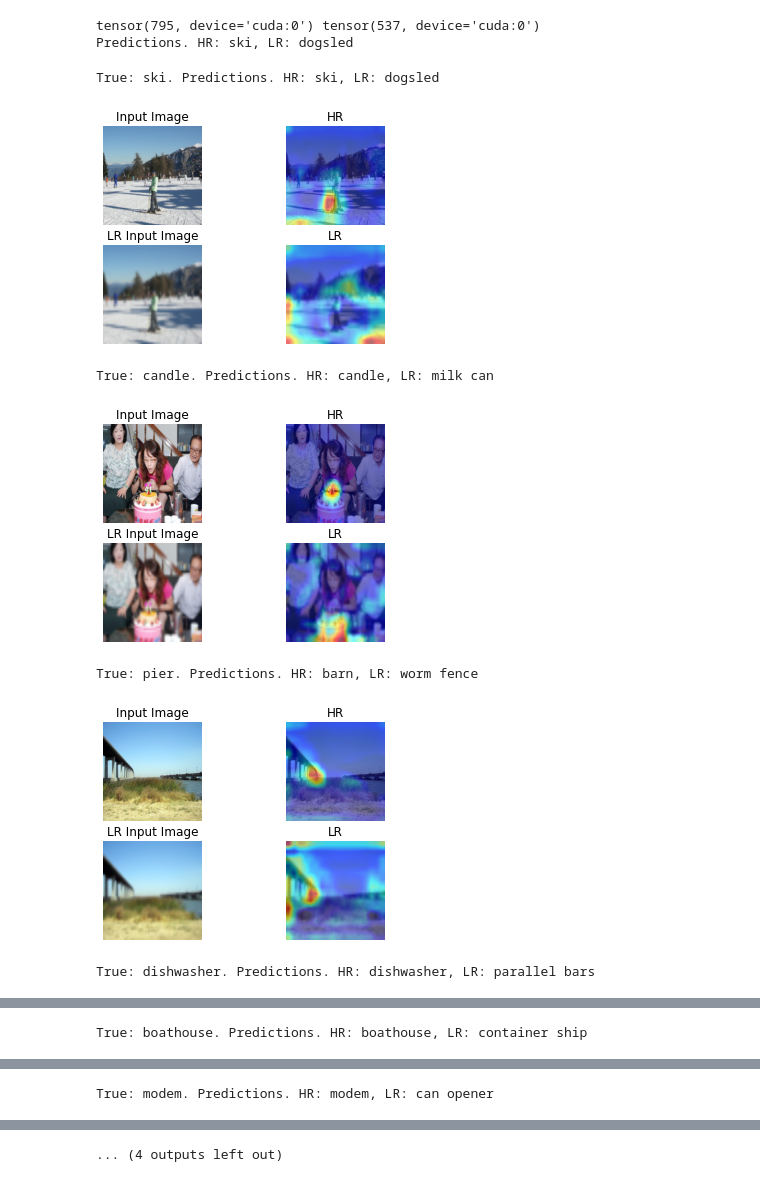
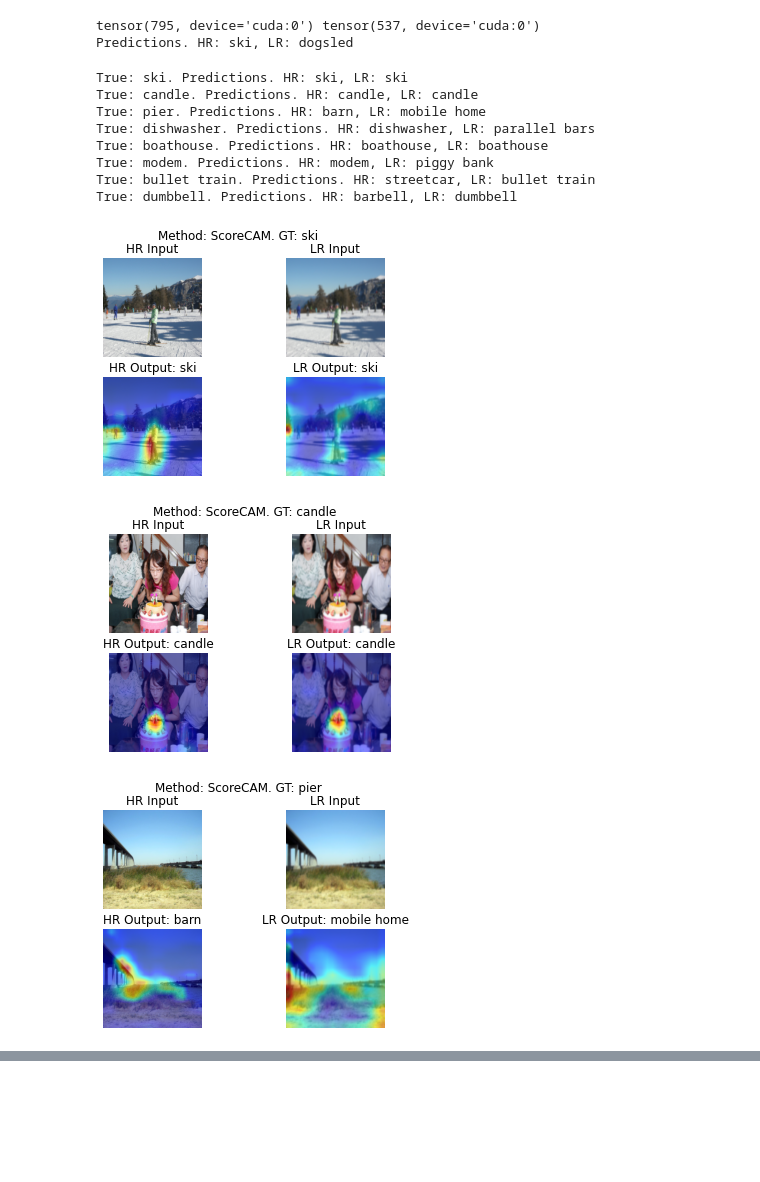
Before and after one commit to sgsangodkar/XAI_CNN_tools, a Jupyter notebook: scorecam_study.ipynb, the cells around one changed output, grey strips where cells are left out. Saved outputs shown, nothing was run; the diff lists cells and outputs as text; code cells hidden in the pictures; blank space fills up the shorter version.

```diff
--- a/scorecam_study.ipynb
+++ b/scorecam_study.ipynb
@@ -69,6 +69,32 @@ ax[1].imshow(LRimgPIL)
 # %% [output]
 [(-0.5, 499.5, 374.5, -0.5), (-0.5, 65.5, 49.5, -0.5)]
 [figure]
+# %%
+def visualize_multiscale_new(img, LRimg, saliency_map, LRsaliency_map, labels, save_path=None):
+    tx = transforms.Resize((224,224))
+    img = np.array(tx(img))
+    LRimg = np.array(tx(LRimg))
+    saliency_map = tx(saliency_map.unsqueeze(0))[0].numpy()
+    LRsaliency_map = tx(LRsaliency_map.unsqueeze(0))[0].numpy()
+
+    use_rgb = True
+
+    fig, ax = plt.subplots(2,2)
+    ax[0][0].imshow(img)
+    ax[0][0].set_title('HR Input')
+    ax[0][1].imshow(LRimg)
+    ax[0][1].set_title('LR Input')
+    ax[1][0].imshow(show_cam_on_image(img, saliency_map, use_rgb))
+    ax[1][0].set_title('HR Output: '+ labels['hr'])
+    ax[1][1].imshow(show_cam_on_image(LRimg, LRsaliency_map, use_rgb))
+    ax[1][1].set_title('LR Output: '+ labels['lr'])
+    [x.axis('off') for x in ax.ravel()]
+    fig.suptitle('Method: ScoreCAM. GT: '+ labels['gt'])
+
+    if save_path is not None:
+        plt.savefig(save_path)
+    else:
+        plt.show()
 # %%
 scorecamMap, logits = scorecamVGG(img.to(device))
 LRscorecamMap, LRlogits = scorecamVGG(LRimg.to(device))
@@ -88,30 +114,36 @@ Predictions. HR: ski, LR: dogsled
 # %%
 for pathImg in pathImgs:
     model_classid, class_name = map_class(int(pathImg.split('/')[-2]), imagenet_class_file, model_class_file)
     imgPIL = Image.open(pathImg)
-    LRimgPIL = transforms.Resize(50)(imgPIL)
+    LRimgPIL = transforms.Resize(100)(imgPIL)
     img = imgTransform(imgPIL).to(device).unsqueeze(0)
     LRimg = imgTransform(LRimgPIL).to(device).unsqueeze(0)
     scorecamMap, logits = scorecamVGG(img.to(device))
     LRscorecamMap, LRlogits = scorecamVGG(LRimg.to(device))
 
     if not os.path.exists(os.path.join('outputs', class_name)):
         os.makedirs(os.path.join('outputs',class_name))
 
     save_path = os.path.join('outputs', class_name, 'scorecam_'+pathImg.split('/')[-1])
     pred = torch.argmax(logits)
     LRpred = torch.argmax(LRlogits)
+    labels={'hr':model_classes['classnames'][pred], 'lr':model_classes['classnames'][LRpred], 'gt':model_classes['classnames'][model_classid]}
+
     print('True: {}. Predictions. HR: {}, LR: {}'.format(
         class_name,
         model_classes['classnames'][pred],
         model_classes['classnames'][LRpred]
     ))
-    visualize_multiscale(imgPIL, LRimgPIL, scorecamMap.cpu(), LRscorecamMap.cpu())
+    visualize_multiscale_new(imgPIL, LRimgPIL, scorecamMap.cpu(), LRscorecamMap.cpu(), labels, save_path)
 # %% [output]
-True: ski. Predictions. HR: ski, LR: dogsled
+True: ski. Predictions. HR: ski, LR: ski
+True: candle. Predictions. HR: candle, LR: candle
+True: pier. Predictions. HR: barn, LR: mobile home
+True: dishwasher. Predictions. HR: dishwasher, LR: parallel bars
+True: boathouse. Predictions. HR: boathouse, LR: boathouse
+True: modem. Predictions. HR: modem, LR: piggy bank
+True: bullet train. Predictions. HR: streetcar, LR: bullet train
+True: dumbbell. Predictions. HR: barbell, LR: dumbbell
-[figure, old version]
+[figure, new version]
-True: candle. Predictions. HR: candle, LR: milk can
-[figure, old version]
+[figure, new version]
-True: pier. Predictions. HR: barn, LR: worm fence
-[figure, old version]
+[figure, new version]
-True: dishwasher. Predictions. HR: dishwasher, LR: parallel bars
@@ -119 +150,0 @@ True: dishwasher. Predictions. HR: dishwasher, LR: parallel bars
-True: boathouse. Predictions. HR: boathouse, LR: container ship
@@ -121 +151,0 @@ True: boathouse. Predictions. HR: boathouse, LR: container ship
-True: modem. Predictions. HR: modem, LR: can opener
@@ -123 +152,0 @@ True: modem. Predictions. HR: modem, LR: can opener
-... (4 outputs left out)
```
Also changed, not shown: parts of 2 cells of this notebook, 31 other files.
